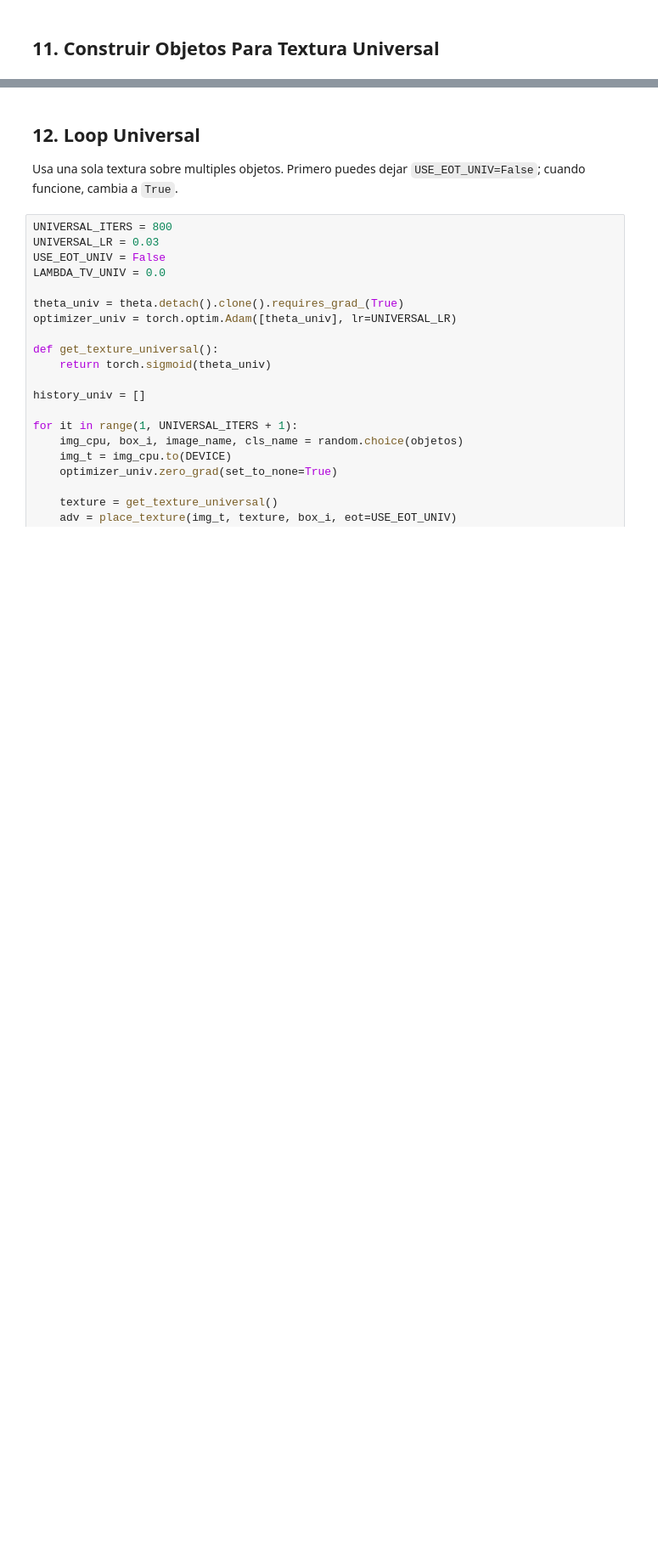
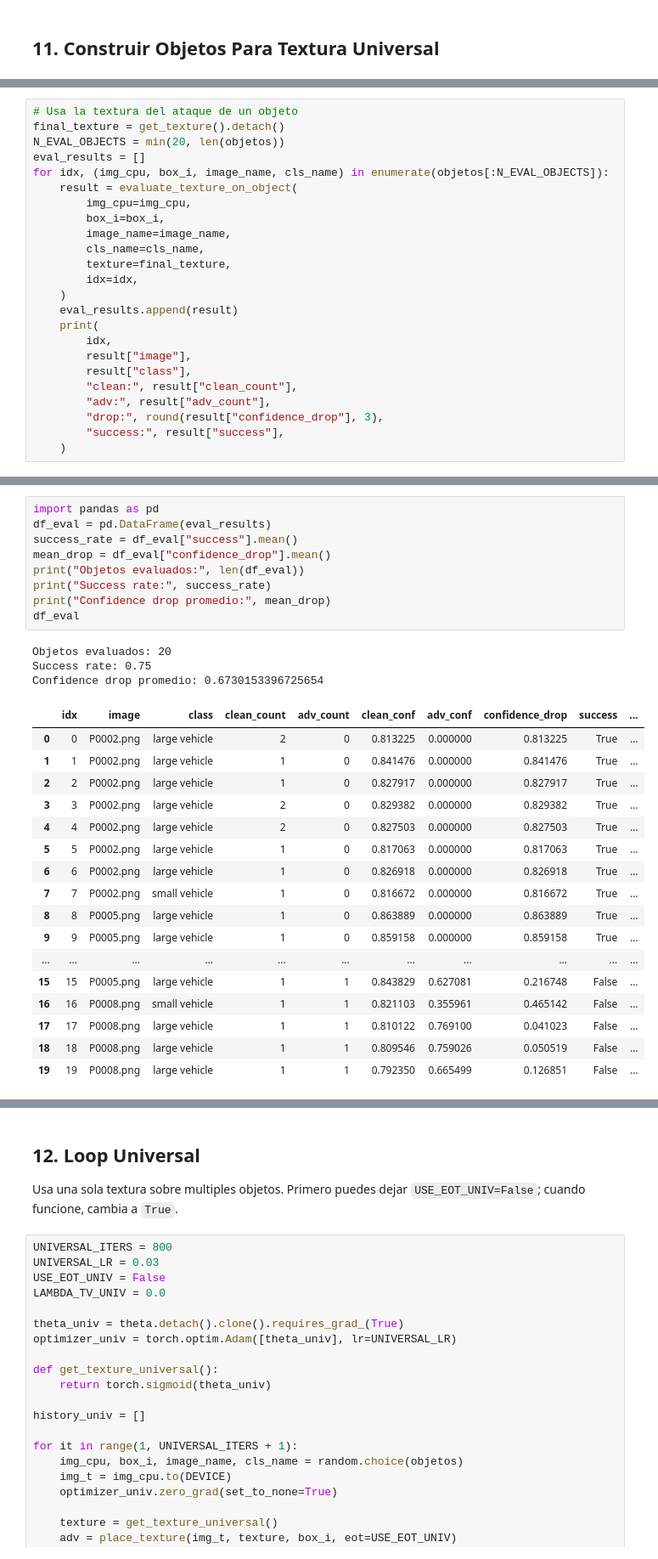
Before and after one commit to Ctribsz/Proyecto-VPC, a Jupyter notebook: experiments/Ataque_Adversarial.ipynb, the cells around one changed output, grey strips where cells are left out. Shown at 85% size. Drawn from its saved outputs; the diff is of its cells as text; blank space fills up the shorter version.

Commit message:
Jupyter finales

```diff
--- a/experiments/Ataque_Adversarial.ipynb
+++ b/experiments/Ataque_Adversarial.ipynb
@@ -484,0 +604,24 @@ print('Ejemplo:', Path(objetos[0][2]).name, objetos[0][3], objetos[0][1])
+# %%
+# Usa la textura del ataque de un objeto
+final_texture = get_texture().detach()
+N_EVAL_OBJECTS = min(20, len(objetos))
+eval_results = []
+for idx, (img_cpu, box_i, image_name, cls_name) in enumerate(objetos[:N_EVAL_OBJECTS]):
+    result = evaluate_texture_on_object(
+        img_cpu=img_cpu,
+        box_i=box_i,
+        image_name=image_name,
+        cls_name=cls_name,
+        texture=final_texture,
+        idx=idx,
+    )
+    eval_results.append(result)
+    print(
+        idx,
+        result["image"],
+        result["class"],
+        "clean:", result["clean_count"],
+        "adv:", result["adv_count"],
+        "drop:", round(result["confidence_drop"], 3),
+        "success:", result["success"],
+    )
@@ -484,0 +651,30 @@ print('Ejemplo:', Path(objetos[0][2]).name, objetos[0][3], objetos[0][1])
+# %%
+import pandas as pd
+df_eval = pd.DataFrame(eval_results)
+success_rate = df_eval["success"].mean()
+mean_drop = df_eval["confidence_drop"].mean()
+print("Objetos evaluados:", len(df_eval))
+print("Success rate:", success_rate)
+print("Confidence drop promedio:", mean_drop)
+df_eval
+# %% [output]
+Objetos evaluados: 20
+Success rate: 0.75
+Confidence drop promedio: 0.6730153396725654
+|  | idx | image | class | clean_count | adv_count | clean_conf | adv_conf | confidence_drop | success | ... |
+| 0 | 0 | P0002.png | large vehicle | 2 | 0 | 0.813225 | 0.000000 | 0.813225 | True | ... |
+| 1 | 1 | P0002.png | large vehicle | 1 | 0 | 0.841476 | 0.000000 | 0.841476 | True | ... |
+| 2 | 2 | P0002.png | large vehicle | 1 | 0 | 0.827917 | 0.000000 | 0.827917 | True | ... |
+| 3 | 3 | P0002.png | large vehicle | 2 | 0 | 0.829382 | 0.000000 | 0.829382 | True | ... |
+| 4 | 4 | P0002.png | large vehicle | 2 | 0 | 0.827503 | 0.000000 | 0.827503 | True | ... |
+| 5 | 5 | P0002.png | large vehicle | 1 | 0 | 0.817063 | 0.000000 | 0.817063 | True | ... |
+| 6 | 6 | P0002.png | large vehicle | 1 | 0 | 0.826918 | 0.000000 | 0.826918 | True | ... |
+| 7 | 7 | P0002.png | small vehicle | 1 | 0 | 0.816672 | 0.000000 | 0.816672 | True | ... |
+| 8 | 8 | P0005.png | large vehicle | 1 | 0 | 0.863889 | 0.000000 | 0.863889 | True | ... |
+| 9 | 9 | P0005.png | large vehicle | 1 | 0 | 0.859158 | 0.000000 | 0.859158 | True | ... |
+| ... | ... | ... | ... | ... | ... | ... | ... | ... | ... | ... |
+| 15 | 15 | P0005.png | large vehicle | 1 | 1 | 0.843829 | 0.627081 | 0.216748 | False | ... |
+| 16 | 16 | P0008.png | small vehicle | 1 | 1 | 0.821103 | 0.355961 | 0.465142 | False | ... |
+| 17 | 17 | P0008.png | large vehicle | 1 | 1 | 0.810122 | 0.769100 | 0.041023 | False | ... |
+| 18 | 18 | P0008.png | large vehicle | 1 | 1 | 0.809546 | 0.759026 | 0.050519 | False | ... |
+| 19 | 19 | P0008.png | large vehicle | 1 | 1 | 0.792350 | 0.665499 | 0.126851 | False | ... |
```
Also changed, not shown: parts of 22 cells of this notebook, 4 other files.
